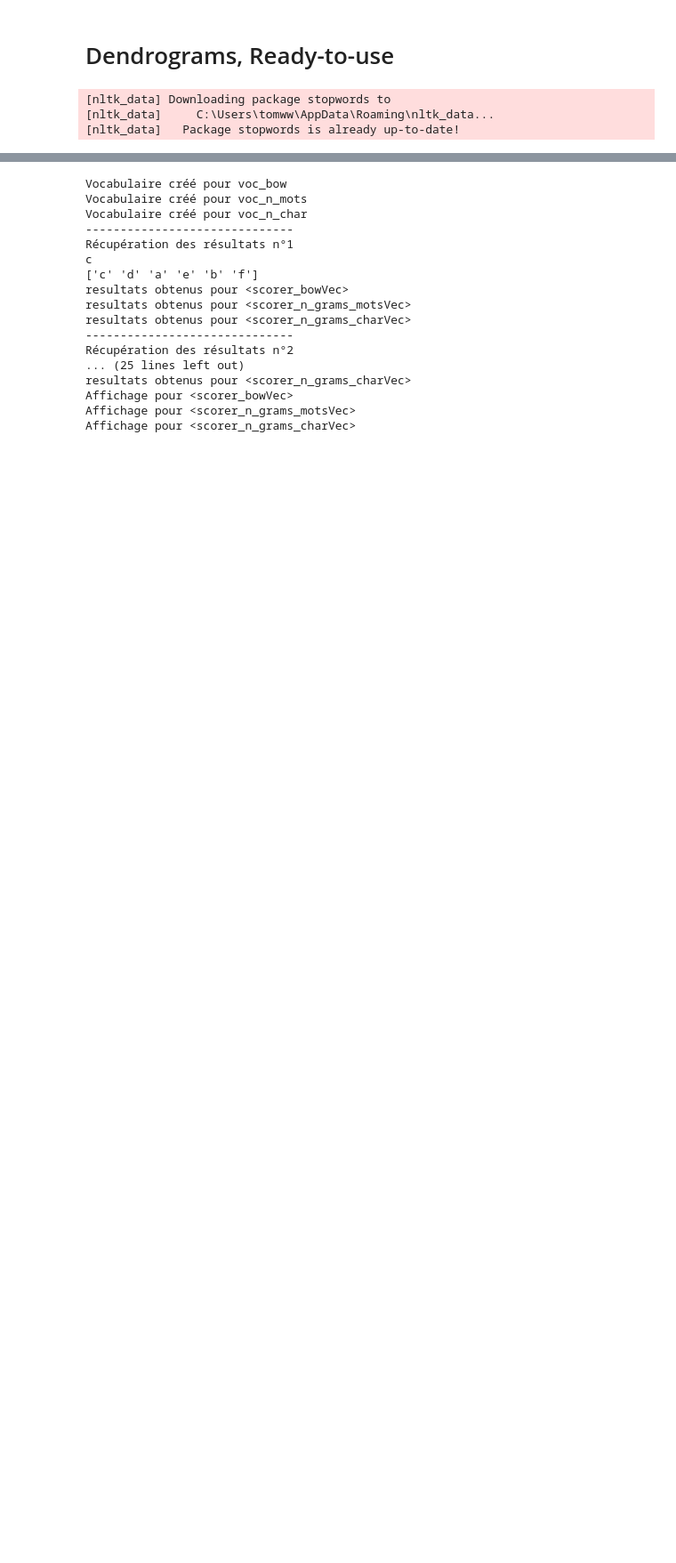
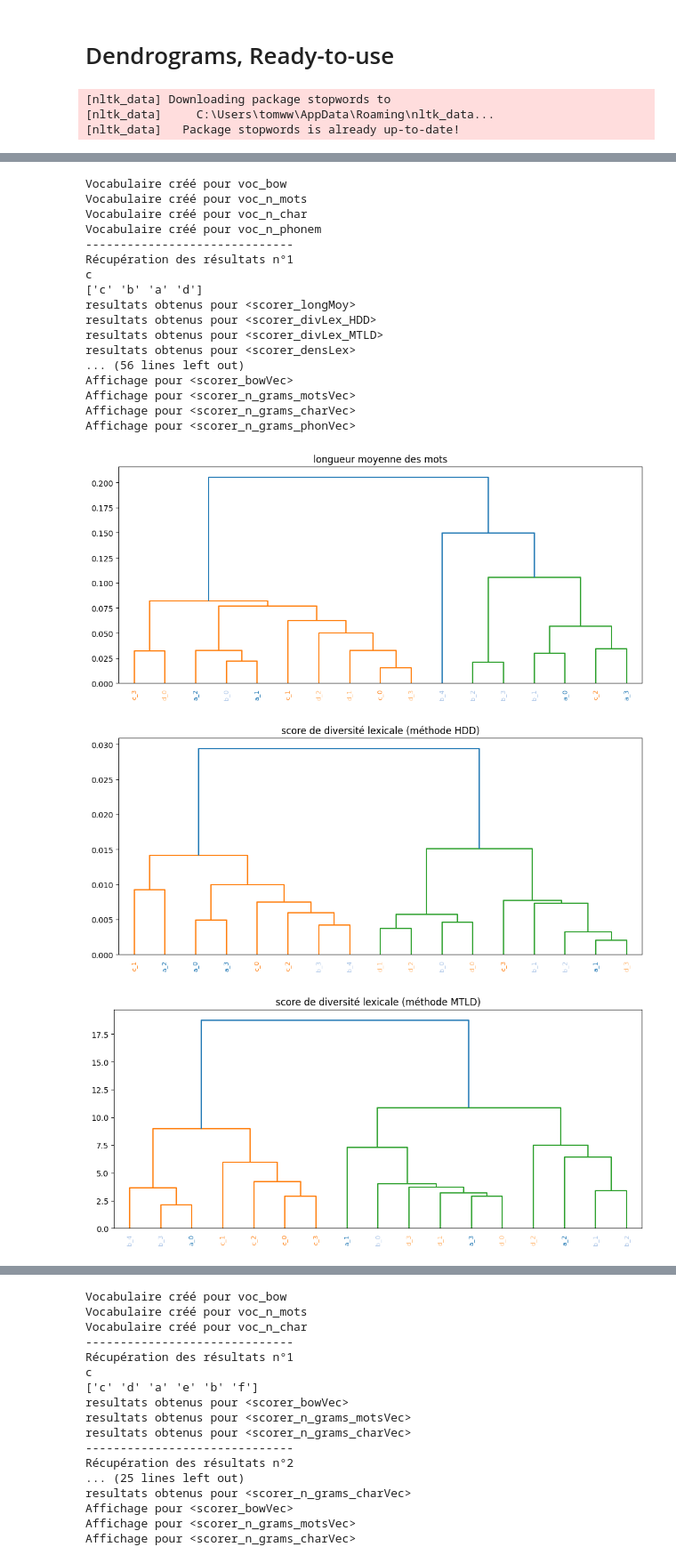
Before and after one commit to Phineaax/PardonMyFrench, a Jupyter notebook: Tryout notebooks/dendrograms_rtu.ipynb, the cells around one changed output, grey strips where cells are left out. Shown at 89% size. Cells and saved outputs as stored; diff of their text form; code cells hidden in the pictures; blank space fills up the shorter version.

```diff
--- a/Tryout notebooks/dendrograms_rtu.ipynb
+++ b/Tryout notebooks/dendrograms_rtu.ipynb
@@ -97,4 +97,27 @@ Affichage pour <scorer_n_grams_phonVec>
 # %%
-df_n = cs.create_baseline(json_path, n=6)
+df_n = cs.create_baseline(json_path, n=4)
 # %%
 from score_utils import available_metrics
+# %%
+cs.plot_all_dendrograms("j", optional_df=df_n, n_sample=5)
+# %% [output]
+Vocabulaire créé pour voc_bow
+Vocabulaire créé pour voc_n_mots
+Vocabulaire créé pour voc_n_char
+Vocabulaire créé pour voc_n_phonem
+------------------------------
+Récupération des résultats n°1
+c
+['c' 'b' 'a' 'd']
+resultats obtenus pour <scorer_longMoy>
+resultats obtenus pour <scorer_divLex_HDD>
+resultats obtenus pour <scorer_divLex_MTLD>
+resultats obtenus pour <scorer_densLex>
+... (56 lines left out)
+Affichage pour <scorer_bowVec>
+Affichage pour <scorer_n_grams_motsVec>
+Affichage pour <scorer_n_grams_charVec>
+Affichage pour <scorer_n_grams_phonVec>
+[figure, added]
+[figure, added]
+[figure, added]
```
Also changed, not shown: parts of 4 cells of this notebook, 1 other file.
